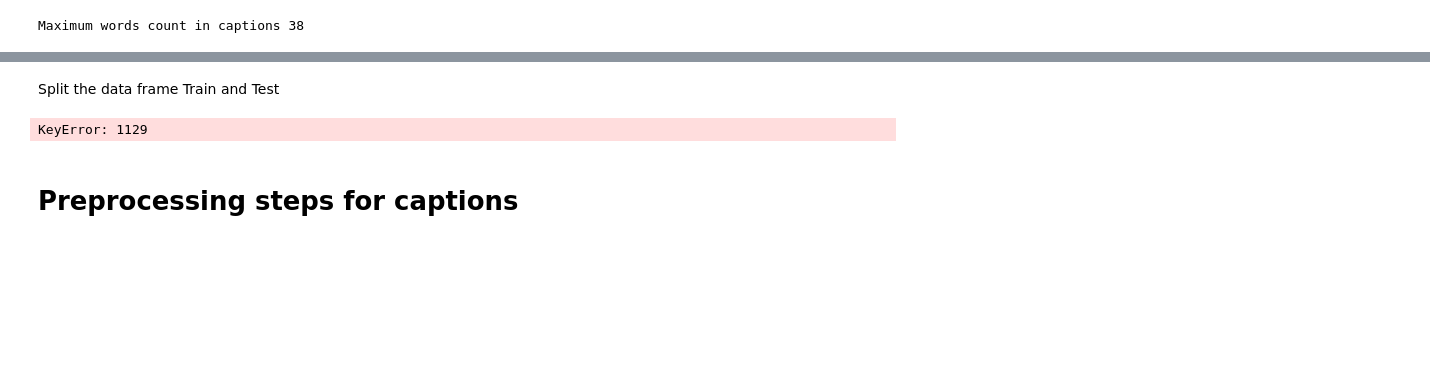
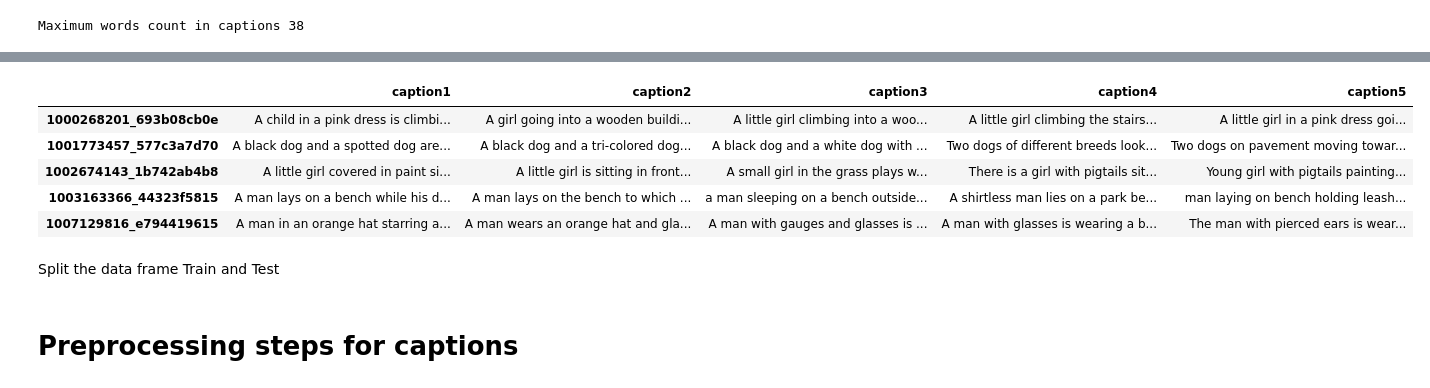
Before and after one commit to Ramkanc/Capstone_IIITH, a Jupyter notebook: Capstone1_RamK_Multi.ipynb, the cells around one changed output, grey strips where cells are left out. Saved outputs shown, nothing was run; the diff lists cells and outputs as text; code cells hidden in the pictures; blank space fills up the shorter version.

```diff
--- a/Capstone1_RamK_Multi.ipynb
+++ b/Capstone1_RamK_Multi.ipynb
@@ -149,9 +93,21 @@ Key: 102351840_323e3de834, Value: ('A man drilling a hole in the ice .', 'A man
+# %%
+capt_dic = raw_captions.groupby('image')['caption'].apply(list).to_dict()
+# %%
+capt_df = pd.DataFrame.from_dict(capt_dic, orient='index', columns=['caption1','caption2','caption3','caption4','caption5' ])
+#capt_df = capt_df.reset_index()  # Reset index to make 'A' a regular column
+# %%
+capt_df.head()
+# %% [output]
+|  | caption1 | caption2 | caption3 | caption4 | caption5 |
+| 1000268201_693b08cb0e | A child in a pink dress is climbi... | A girl going into a wooden buildi... | A little girl climbing into a woo... | A little girl climbing the stairs... | A little girl in a pink dress goi... |
+| 1001773457_577c3a7d70 | A black dog and a spotted dog are... | A black dog and a tri-colored dog... | A black dog and a white dog with ... | Two dogs of different breeds look... | Two dogs on pavement moving towar... |
+| 1002674143_1b742ab4b8 | A little girl covered in paint si... | A little girl is sitting in front... | A small girl in the grass plays w... | There is a girl with pigtails sit... | Young girl with pigtails painting... |
+| 1003163366_44323f5815 | A man lays on a bench while his d... | A man lays on the bench to which ... | a man sleeping on a bench outside... | A shirtless man lies on a park be... | man laying on bench holding leash... |
+| 1007129816_e794419615 | A man in an orange hat starring a... | A man wears an orange hat and gla... | A man with gauges and glasses is ... | A man with glasses is wearing a b... | The man with pierced ears is wear... |
 # %% [markdown]
 Split the data frame Train and Test
 # %%
-train_df, val_df = train_test_split(tuple_dict, test_size=0.2, random_state=0)
+train_df, val_df = train_test_split(capt_df, test_size=0.2, random_state=0)
-# %% [output]
-KeyError: 1129
 # %% [markdown]
 # Preprocessing steps for captions
 # %%
```
Also changed, not shown: parts of 4 cells of this notebook.
